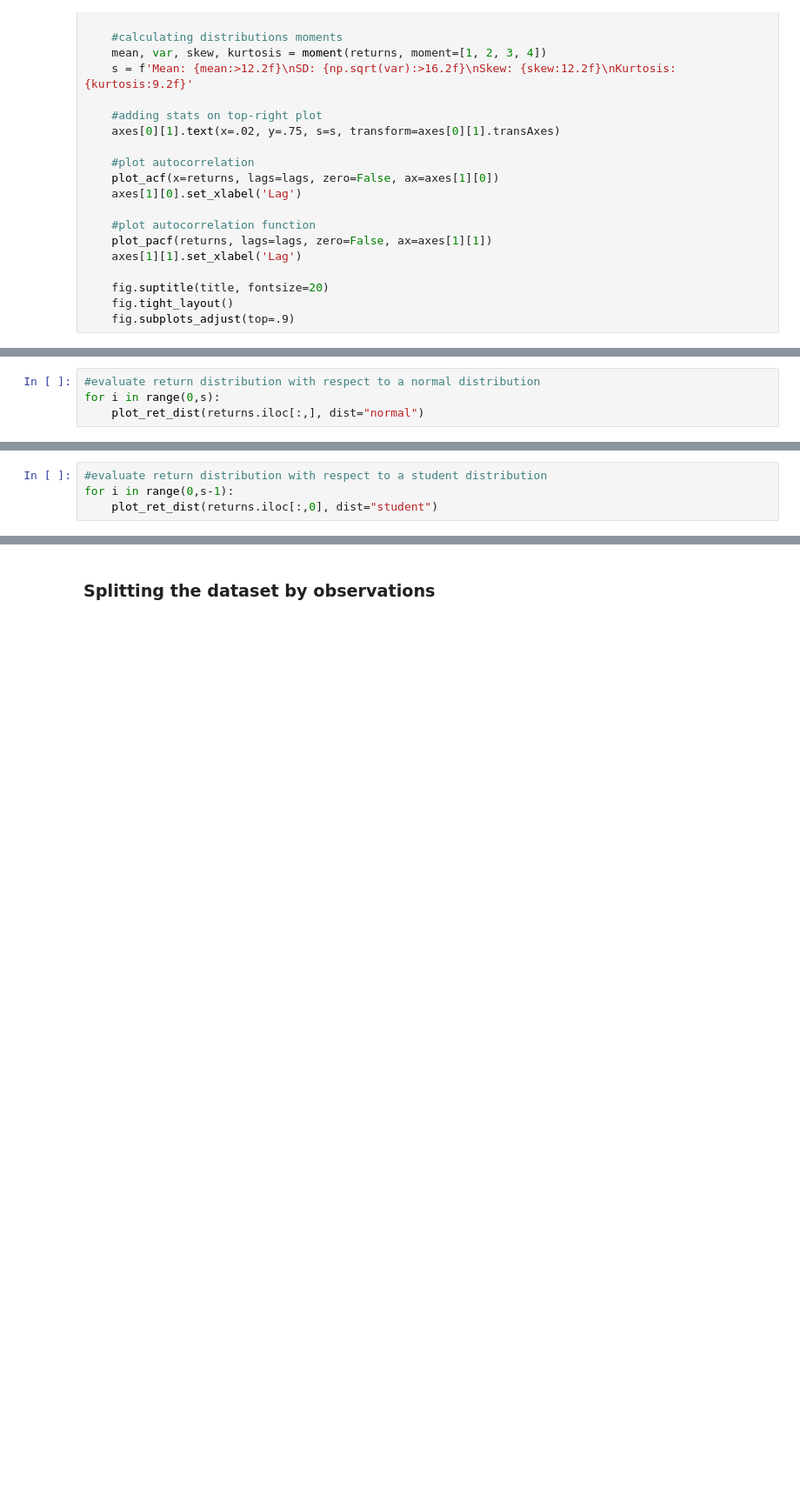
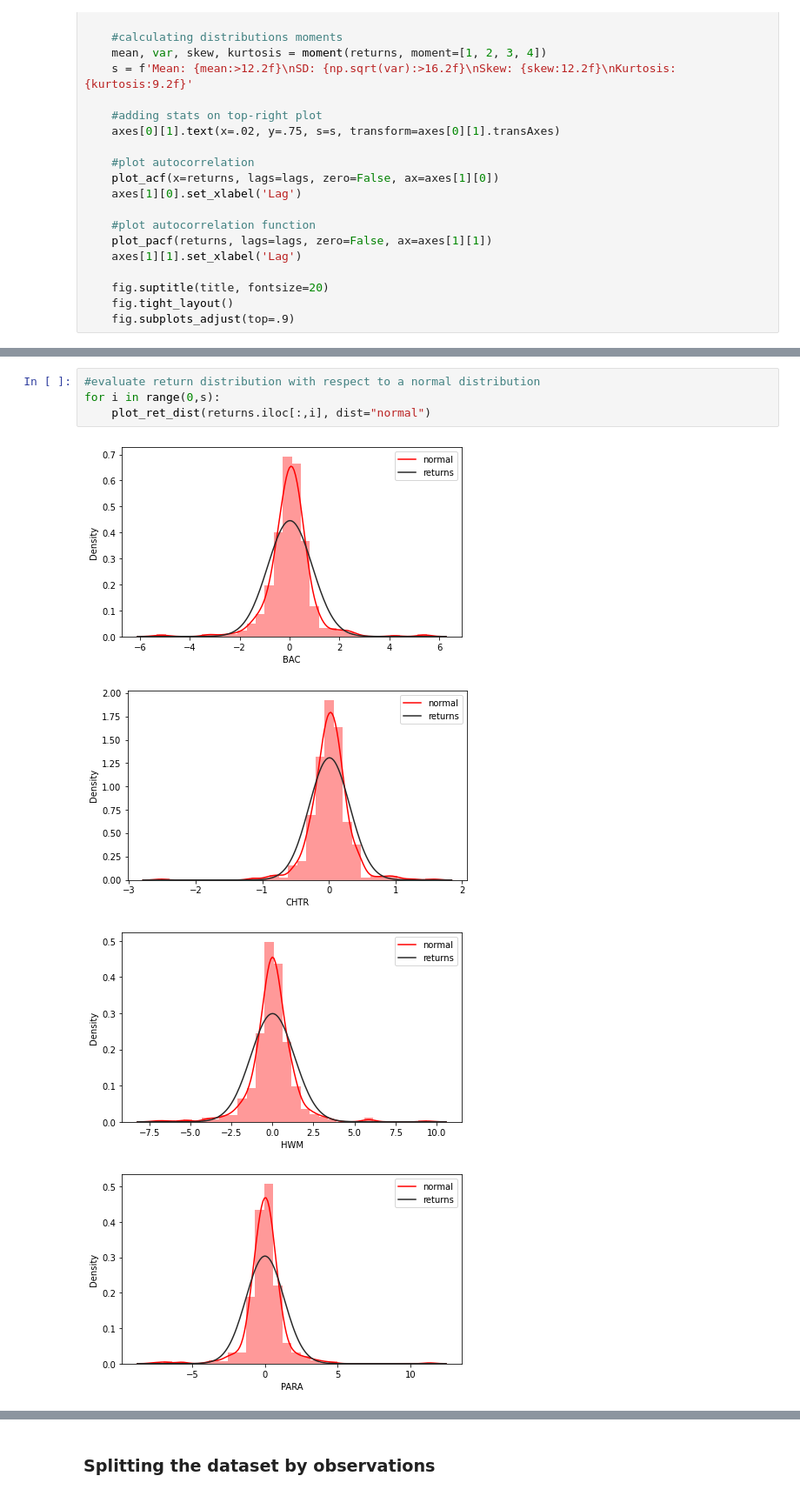
Before and after one commit to corentinwerenne/volatility_prediction, a Jupyter notebook: wip.ipynb, the cells around one changed output, grey strips where cells are left out. Shown at 87% size. Cells and saved outputs as stored; diff of their text form; blank space fills up the shorter version.

```diff
--- a/wip.ipynb
+++ b/wip.ipynb
@@ -218,4 +164,0 @@ def plot_ret_dist(returns, dist="normal"):
-# %%
-#evaluate return distribution with respect to a normal distribution
-for i in range(0,s):
-    plot_ret_dist(returns.iloc[:,], dist="normal")
@@ -228,4 +164,0 @@ for i in range(0,s):
-# %%
-#evaluate return distribution with respect to a student distribution
-for i in range(0,s-1):
-    plot_ret_dist(returns.iloc[:,0], dist="student")
@@ -238,0 +218,9 @@ vol = get_volatility(returns)
+# %%
+#evaluate return distribution with respect to a normal distribution
+for i in range(0,s):
+    plot_ret_dist(returns.iloc[:,i], dist="normal")
+# %% [output]
+[figure, added]
+[figure, added]
+[figure, added]
+[figure, added]
```
Also changed, not shown: parts of 29 cells of this notebook.
